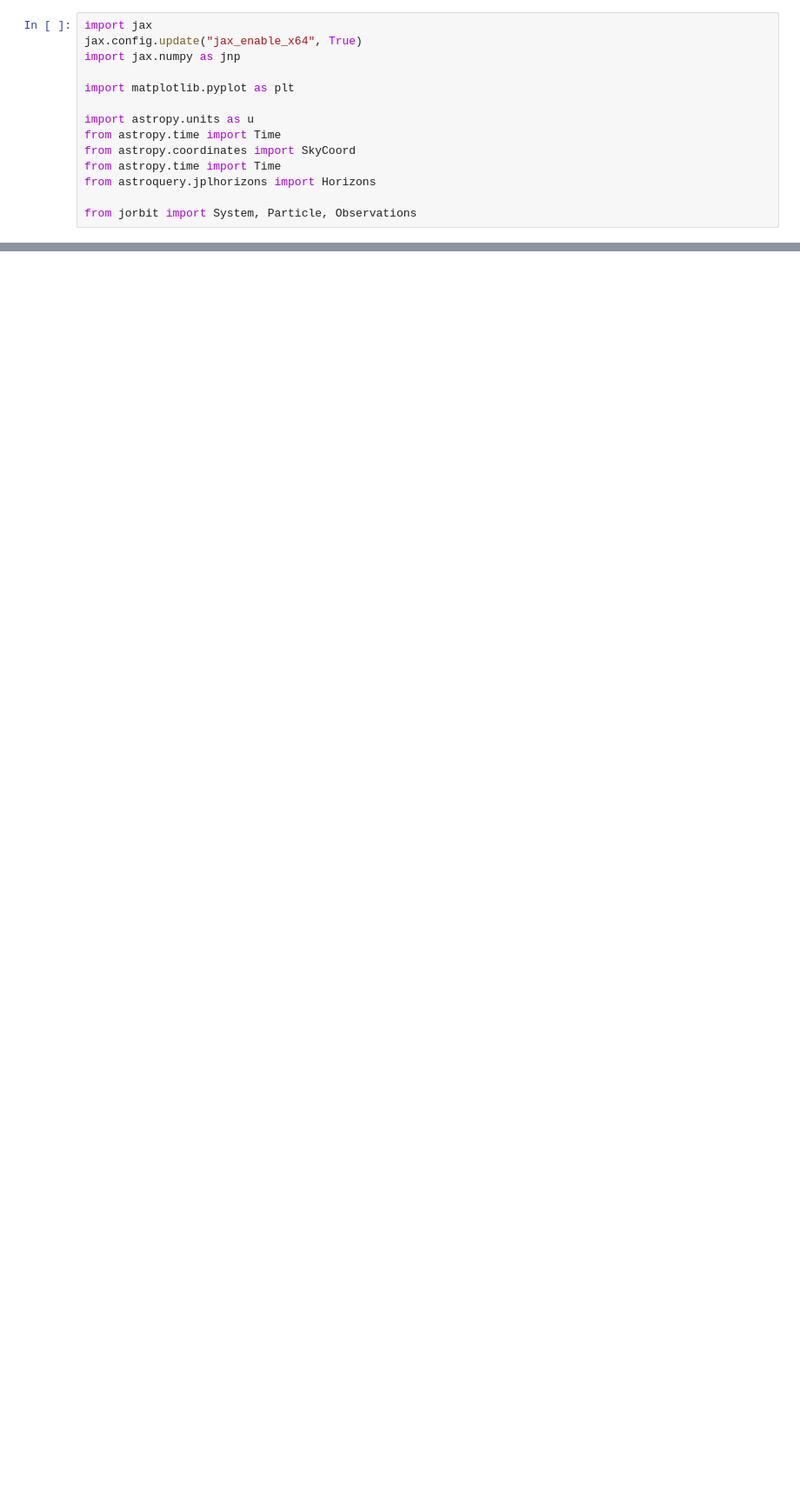
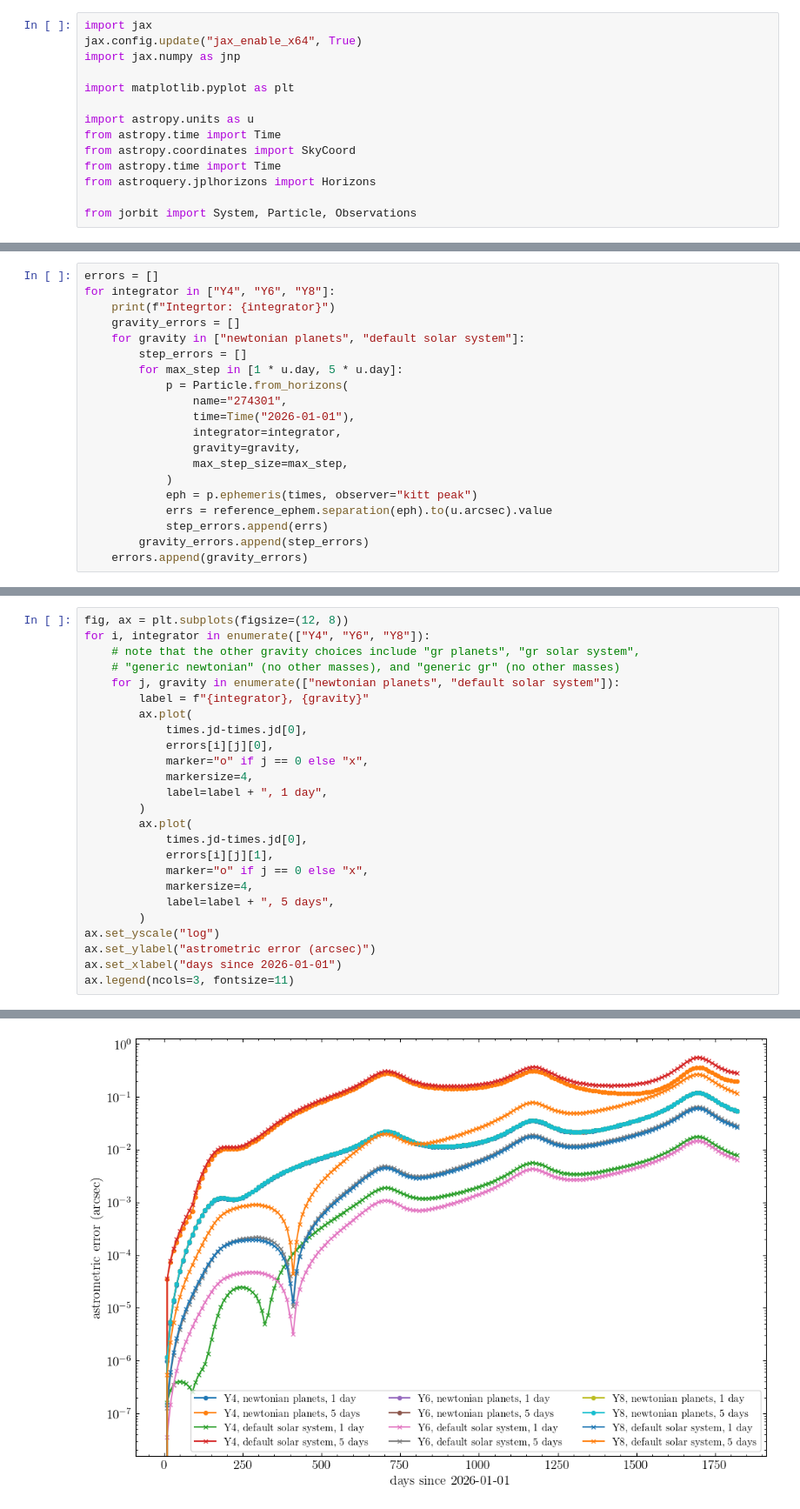
Before and after one commit to ben-cassese/jorbit, a Jupyter notebook: docs/tutorials/pick_an_integrator.ipynb, the cells around one changed output, grey strips where cells are left out. Shown at 87% size. Drawn from its saved outputs; the diff is of its cells as text; blank space fills up the shorter version.

Commit message:
add pick and integrator tutorial

```diff
--- a/docs/tutorials/pick_an_integrator.ipynb
+++ b/docs/tutorials/pick_an_integrator.ipynb
@@ -295,0 +29,20 @@ AttributeError: DynamicJaxprTracer has no attribute to_system
+# %%
+errors = []
+for integrator in ["Y4", "Y6", "Y8"]:
+    print(f"Integrtor: {integrator}")
+    gravity_errors = []
+    for gravity in ["newtonian planets", "default solar system"]:
+        step_errors = []
+        for max_step in [1 * u.day, 5 * u.day]:
+            p = Particle.from_horizons(
+                name="274301",
+                time=Time("2026-01-01"),
+                integrator=integrator,
+                gravity=gravity,
+                max_step_size=max_step,
+            )
+            eph = p.ephemeris(times, observer="kitt peak")
+            errs = reference_ephem.separation(eph).to(u.arcsec).value
+            step_errors.append(errs)
+        gravity_errors.append(step_errors)
+    errors.append(gravity_errors)
@@ -295,0 +53,26 @@ AttributeError: DynamicJaxprTracer has no attribute to_system
+# %%
+fig, ax = plt.subplots(figsize=(12, 8))
+for i, integrator in enumerate(["Y4", "Y6", "Y8"]):
+    # note that the other gravity choices include "gr planets", "gr solar system",
+    # "generic newtonian" (no other masses), and "generic gr" (no other masses)
+    for j, gravity in enumerate(["newtonian planets", "default solar system"]):
+        label = f"{integrator}, {gravity}"
+        ax.plot(
+            times.jd-times.jd[0],
+            errors[i][j][0],
+            marker="o" if j == 0 else "x",
+            markersize=4,
+            label=label + ", 1 day",
+        )
+        ax.plot(
+            times.jd-times.jd[0],
+            errors[i][j][1],
+            marker="o" if j == 0 else "x",
+            markersize=4,
+            label=label + ", 5 days",
+        )
+ax.set_yscale("log")
+ax.set_ylabel("astrometric error (arcsec)")
+ax.set_xlabel("days since 2026-01-01")
+ax.legend(ncols=3, fontsize=11)
+# %% [output]
@@ -295,0 +80 @@ AttributeError: DynamicJaxprTracer has no attribute to_system
+[figure, added]
```
Also changed, not shown: parts of 21 cells of this notebook.
